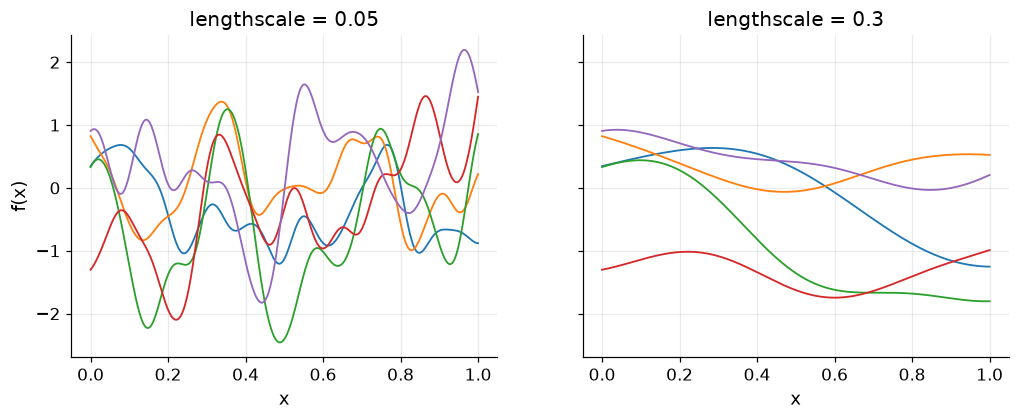
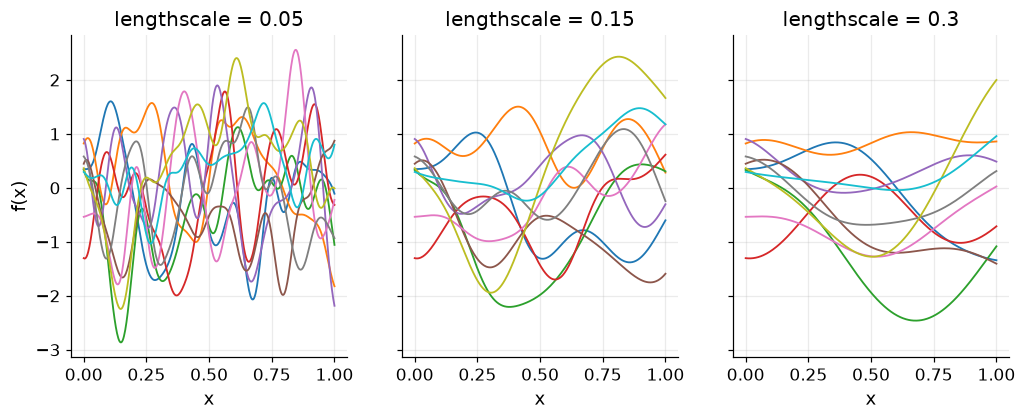
The change to this notebook cell's code, shown as a diff; its figure went from the first image to the second:
--- before
+++ after
@@ -1,6 +1,6 @@
-fig, axes = plt.subplots(1, 2, figsize=(11, 3.8), sharey=True)
-for ax, ell in zip(axes, [0.05, 0.3]):
+fig, axes = plt.subplots(1, 3, figsize=(11, 3.8), sharey=True)
+for ax, ell in zip(axes, [0.05, 0.15, 0.3]):
     gp = GaussianProcess(lengthscale=ell)
-    draws = gp.sample_prior(xx[:, None], n_samples=5, rng=np.random.default_rng(1))
+    draws = gp.sample_prior(xx[:, None], n_samples=10, rng=np.random.default_rng(1))
     for d in draws:
         ax.plot(xx, d, lw=1.2)

Commit: Refactor code structure for improved readability and maintainability